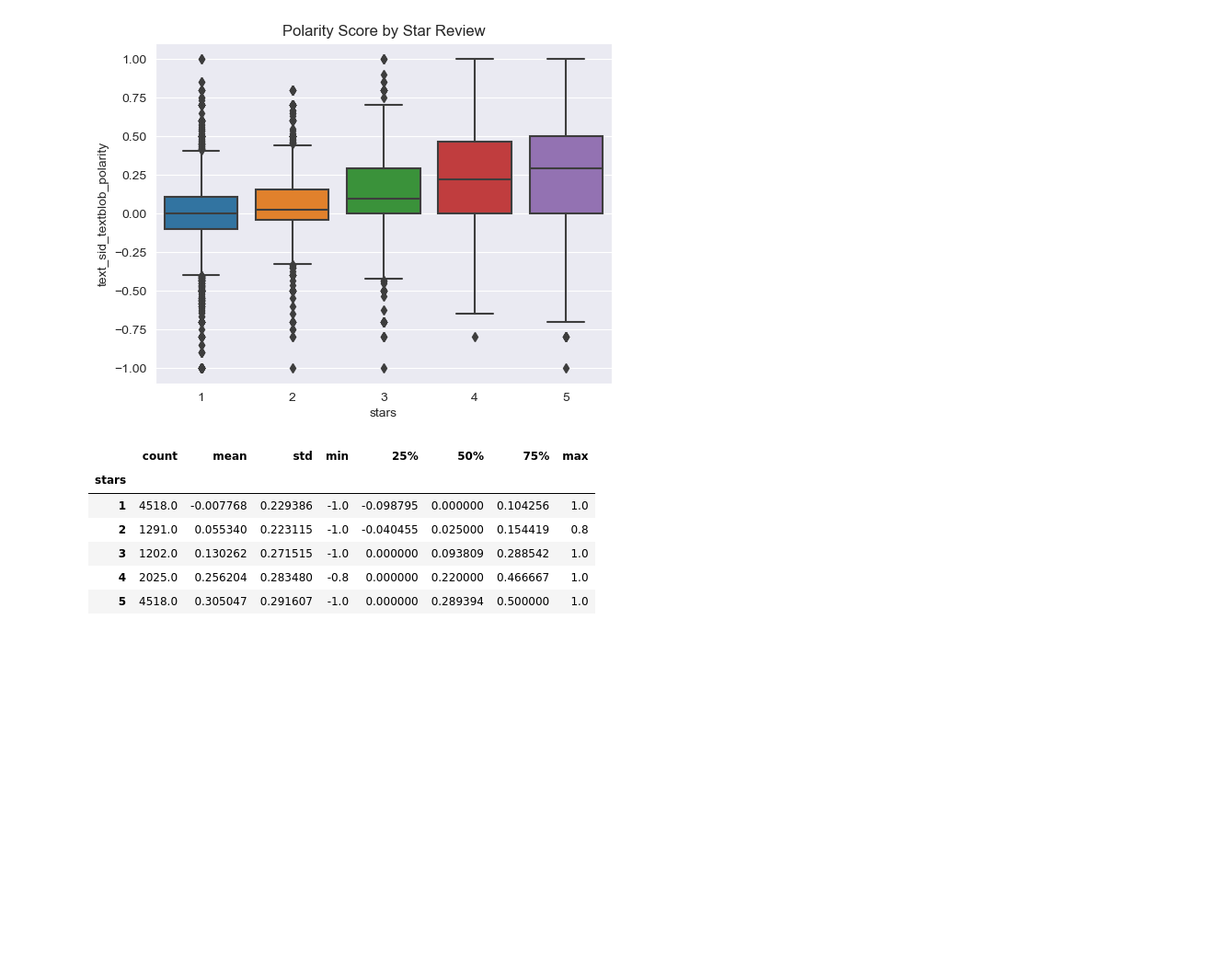
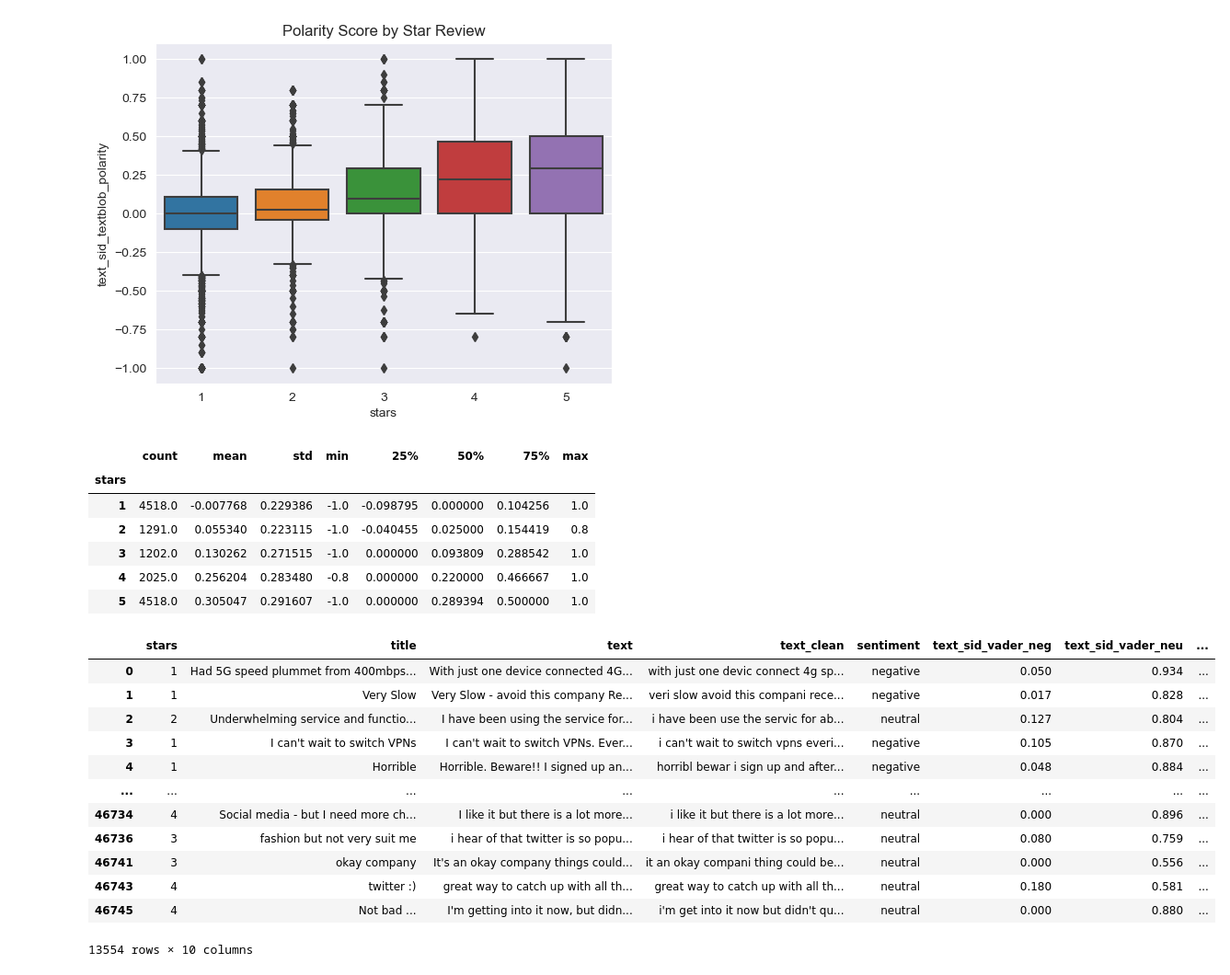
Before and after one commit to DanielEdlich/unternehmenssoftware, a Jupyter notebook: data_preparation_sentiment_analysis.ipynb, the cells around one changed output. Shown at 92% size. Cells and saved outputs as stored; diff of their text form; code cells hidden in the pictures; blank space fills up the shorter version.

```diff
--- a/data_preparation_sentiment_analysis.ipynb
+++ b/data_preparation_sentiment_analysis.ipynb
@@ -357,3 +352,20 @@ data.groupby('stars')['text_sid_textblob_polarity'].describe()
 | 3 | 1202.0 | 0.130262 | 0.271515 | -1.0 | 0.000000 | 0.093809 | 0.288542 | 1.0 |
 | 4 | 2025.0 | 0.256204 | 0.283480 | -0.8 | 0.000000 | 0.220000 | 0.466667 | 1.0 |
 | 5 | 4518.0 | 0.305047 | 0.291607 | -1.0 | 0.000000 | 0.289394 | 0.500000 | 1.0 |
+# %%
+# data.drop(['Unnamed: 0.1'], inplace=True, axis=1)
+data
+# %% [output]
+|  | stars | title | text | text_clean | sentiment | text_sid_vader_neg | text_sid_vader_neu | ... |
+| 0 | 1 | Had 5G speed plummet from 400mbps... | With just one device connected 4G... | with just one devic connect 4g sp... | negative | 0.050 | 0.934 | ... |
+| 1 | 1 | Very Slow | Very Slow - avoid this company Re... | veri slow avoid this compani rece... | negative | 0.017 | 0.828 | ... |
+| 2 | 2 | Underwhelming service and functio... | I have been using the service for... | i have been use the servic for ab... | neutral | 0.127 | 0.804 | ... |
+| 3 | 1 | I can't wait to switch VPNs | I can't wait to switch VPNs. Ever... | i can't wait to switch vpns everi... | negative | 0.105 | 0.870 | ... |
+| 4 | 1 | Horrible | Horrible. Beware!! I signed up an... | horribl bewar i sign up and after... | negative | 0.048 | 0.884 | ... |
+| ... | ... | ... | ... | ... | ... | ... | ... | ... |
+| 46734 | 4 | Social media - but I need more ch... | I like it but there is a lot more... | i like it but there is a lot more... | neutral | 0.000 | 0.896 | ... |
+| 46736 | 3 | fashion but not very suit me | i hear of that twitter is so popu... | i hear of that twitter is so popu... | neutral | 0.080 | 0.759 | ... |
+| 46741 | 3 | okay company | It's an okay company things could... | it an okay compani thing could be... | neutral | 0.000 | 0.556 | ... |
+| 46743 | 4 | twitter :) | great way to catch up with all th... | great way to catch up with all th... | neutral | 0.180 | 0.581 | ... |
+| 46745 | 4 | Not bad ... | I'm getting into it now, but didn... | i'm get into it now but didn't qu... | neutral | 0.000 | 0.880 | ... |
+13554 rows × 10 columns
```
Also changed, not shown: parts of 13 cells of this notebook, 3 other files.
